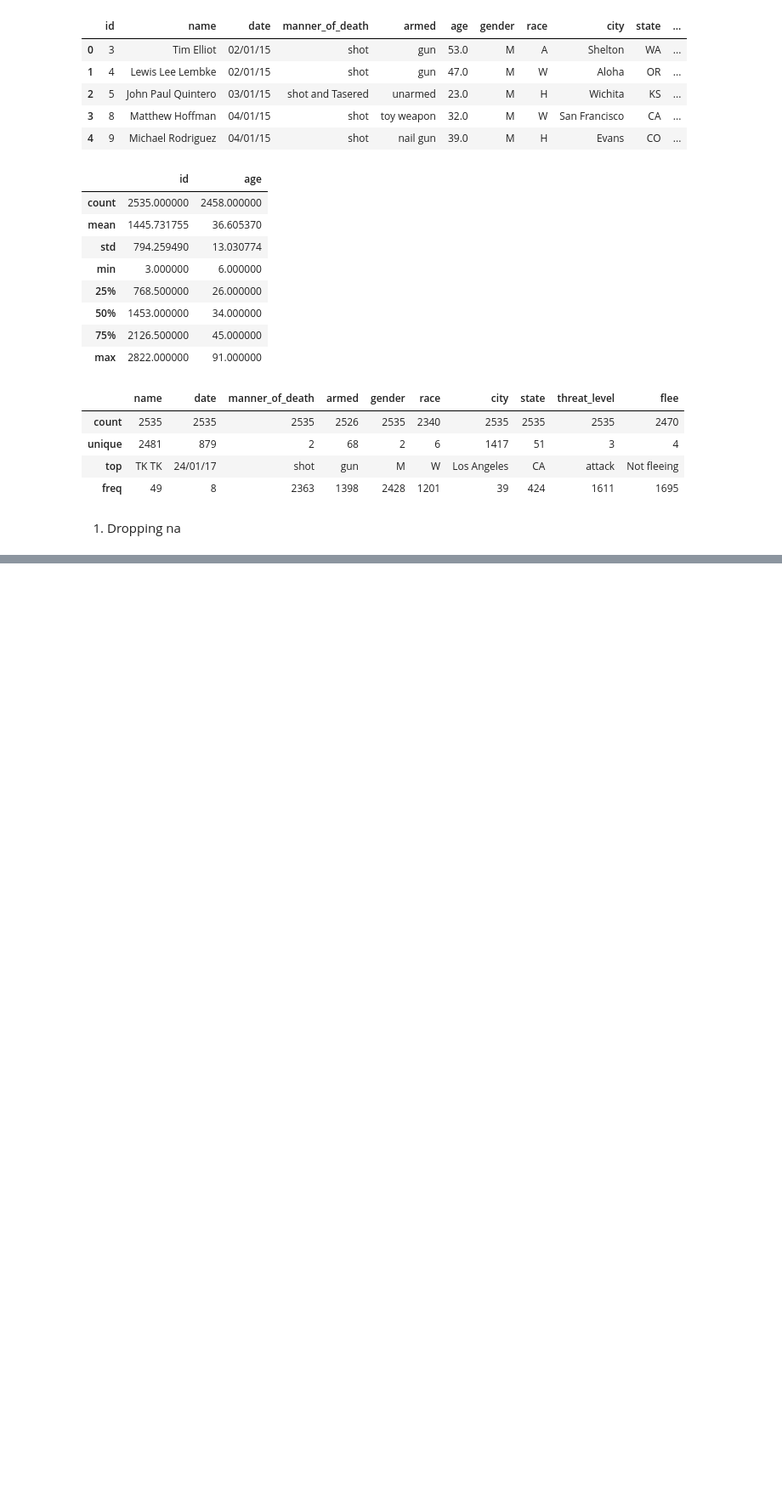
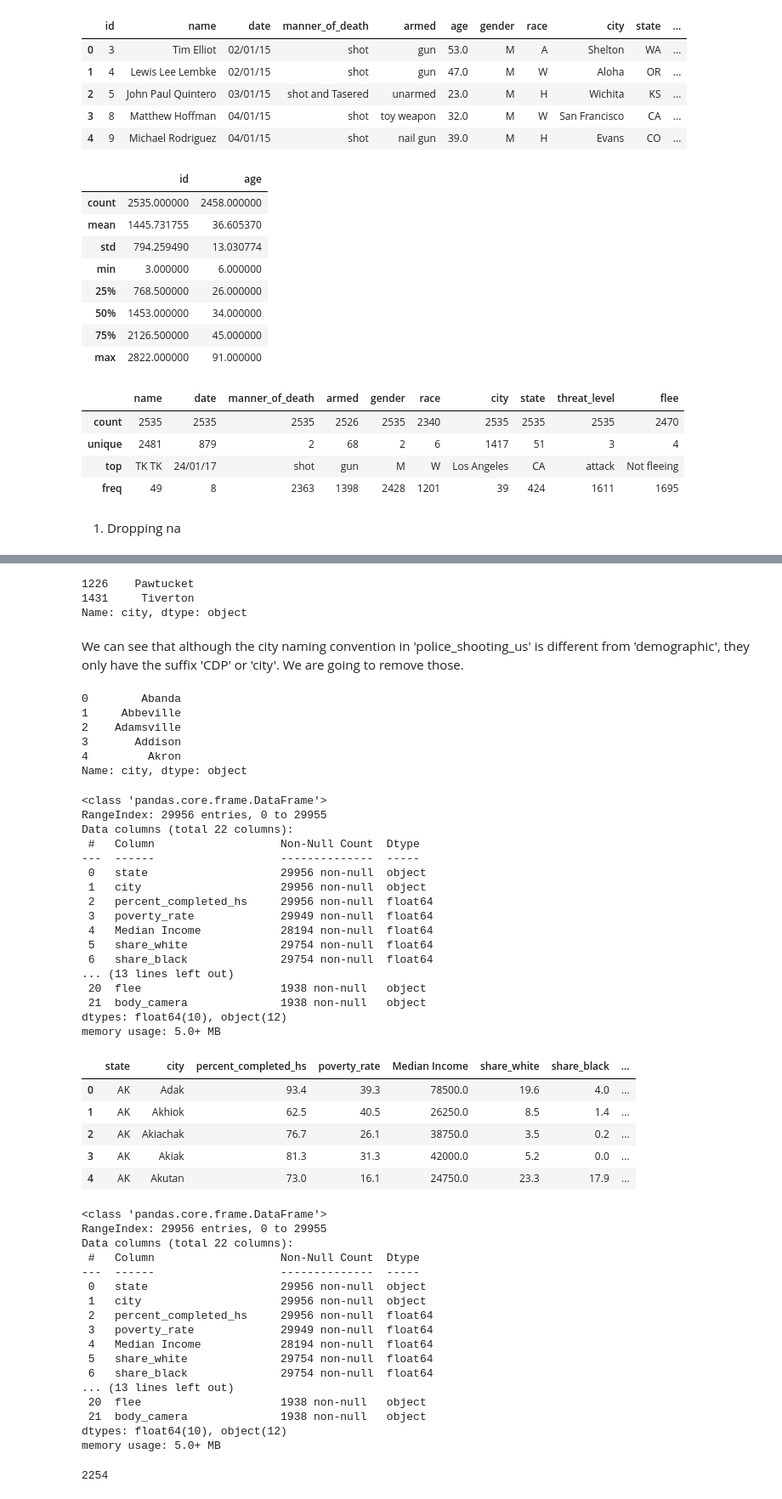
Before and after one commit to UToledo-DataScience/Fatal-Police-Shootings-in-the-US, a Jupyter notebook: DataCleaning/data_cleaning.ipynb, the cells around one changed output, grey strips where cells are left out. Shown: that part at 85% size. Cells and saved outputs as stored; diff of their text form; code cells hidden in the pictures; blank space fills up the shorter version.

```diff
--- a/DataCleaning/data_cleaning.ipynb
+++ b/DataCleaning/data_cleaning.ipynb
@@ -260,0 +349,22 @@ police_killing_us.to_csv('/content/drive/My Drive/data/cleaned-data/cleaned-Poli
+# %%
+police_killing_us[police_killing_us['state']=='RI']['city']
+# %% [output]
+1226    Pawtucket
+1431     Tiverton
+Name: city, dtype: object
+# %% [markdown]
+We can see that although the city naming convention in 'police_shooting_us' is different from 'demographic', they only have the suffix 'CDP' or 'city'. We are going to remove those.
+# %%
+demographic['City'] = demographic['City'].str.replace(' city','')
+demographic['City'] = demographic['City'].str.replace(' CDP','')
+demographic['City'] = demographic['City'].str.replace(' town','')
+# rename column name for demographic
+demographic = demographic.rename(columns={'Geographic Area':'state', 'City':'city'})
+demographic['city'].head()
+# %% [output]
+0        Abanda
+1     Abbeville
+2    Adamsville
+3       Addison
+4         Akron
+Name: city, dtype: object
@@ -260,0 +374,51 @@ police_killing_us.to_csv('/content/drive/My Drive/data/cleaned-data/cleaned-Poli
+# %%
+fatal_police_shooting.info()
+fatal_police_shooting = demographic.set_index(['state','city']).join(police_killing_us.set_index(['state','city'])).reset_index()
+fatal_police_shooting.head()
+fatal_police_shooting.info()
+# %% [output]
+<class 'pandas.core.frame.DataFrame'>
+RangeIndex: 29956 entries, 0 to 29955
+Data columns (total 22 columns):
+ #   Column                   Non-Null Count  Dtype
+---  ------                   --------------  -----
+ 0   state                    29956 non-null  object
+ 1   city                     29956 non-null  object
+ 2   percent_completed_hs     29956 non-null  float64
+ 3   poverty_rate             29949 non-null  float64
+ 4   Median Income            28194 non-null  float64
+ 5   share_white              29754 non-null  float64
+ 6   share_black              29754 non-null  float64
+... (13 lines left out)
+ 20  flee                     1938 non-null   object
+ 21  body_camera              1938 non-null   object
+dtypes: float64(10), object(12)
+memory usage: 5.0+ MB
+|  | state | city | percent_completed_hs | poverty_rate | Median Income | share_white | share_black | ... |
+| 0 | AK | Adak | 93.4 | 39.3 | 78500.0 | 19.6 | 4.0 | ... |
+| 1 | AK | Akhiok | 62.5 | 40.5 | 26250.0 | 8.5 | 1.4 | ... |
+| 2 | AK | Akiachak | 76.7 | 26.1 | 38750.0 | 3.5 | 0.2 | ... |
+| 3 | AK | Akiak | 81.3 | 31.3 | 42000.0 | 5.2 | 0.0 | ... |
+| 4 | AK | Akutan | 73.0 | 16.1 | 24750.0 | 23.3 | 17.9 | ... |
+<class 'pandas.core.frame.DataFrame'>
+RangeIndex: 29956 entries, 0 to 29955
+Data columns (total 22 columns):
+ #   Column                   Non-Null Count  Dtype
+---  ------                   --------------  -----
+ 0   state                    29956 non-null  object
+ 1   city                     29956 non-null  object
+ 2   percent_completed_hs     29956 non-null  float64
+ 3   poverty_rate             29949 non-null  float64
+ 4   Median Income            28194 non-null  float64
+ 5   share_white              29754 non-null  float64
+ 6   share_black              29754 non-null  float64
+... (13 lines left out)
+ 20  flee                     1938 non-null   object
+ 21  body_camera              1938 non-null   object
+dtypes: float64(10), object(12)
+memory usage: 5.0+ MB
+# %%
+fatal_police_shooting.
+print(len(police_killing_us))
+# %% [output]
+2254
```
Also changed, not shown: parts of 15 cells of this notebook.
